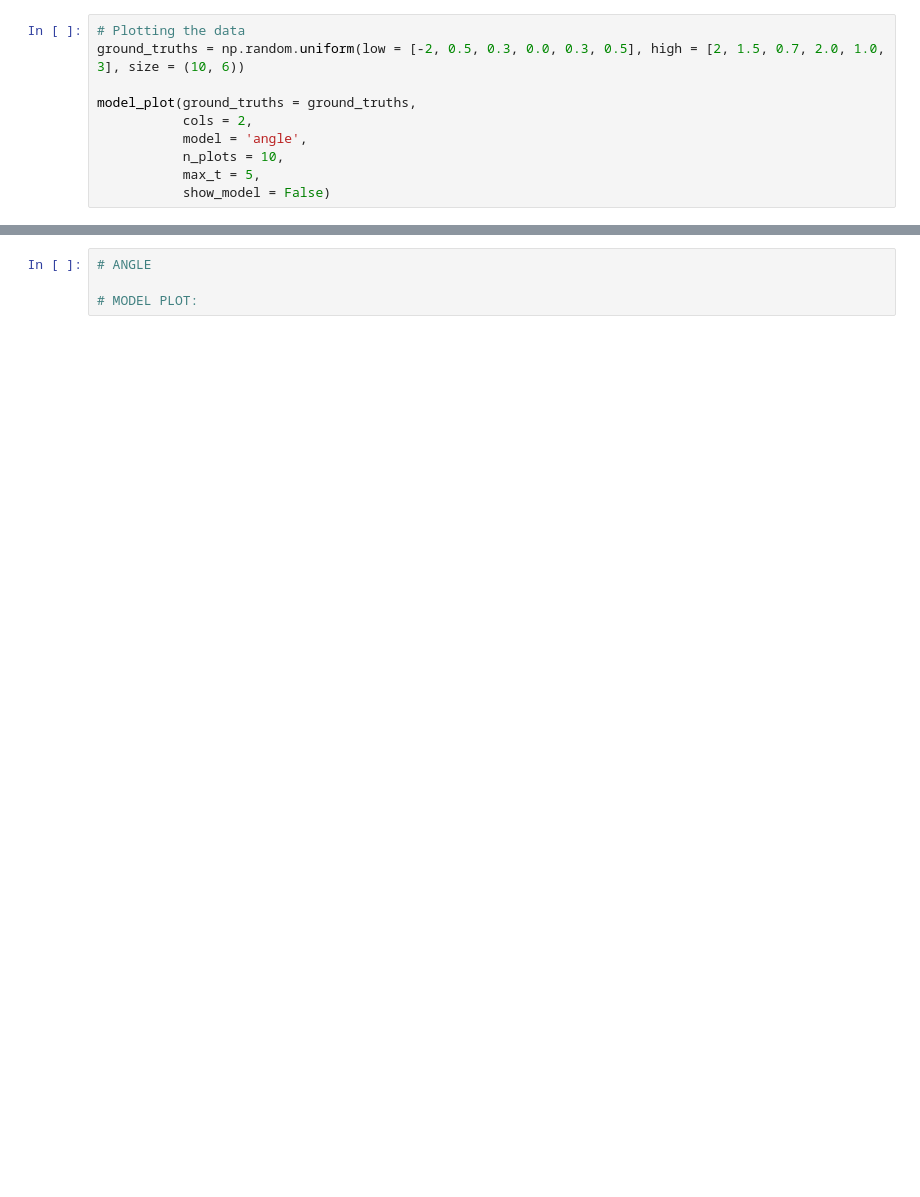
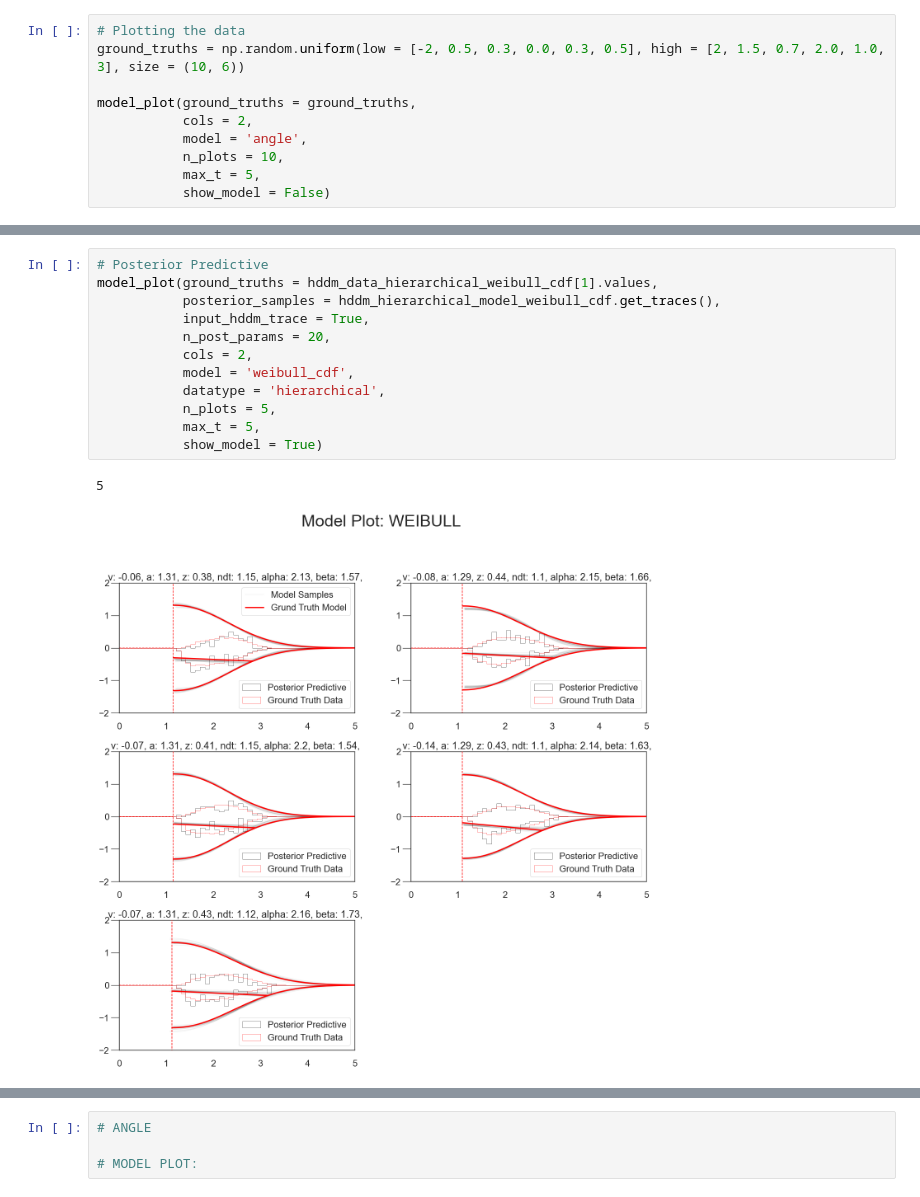
Before and after one commit to AlexanderFengler/hddmnn_tutorial, a Jupyter notebook: ddm_variants_exploration.ipynb, the cells around one changed output, grey strips where cells are left out. Drawn from its saved outputs; the diff is of its cells as text; blank space fills up the shorter version.

```diff
--- a/ddm_variants_exploration.ipynb
+++ b/ddm_variants_exploration.ipynb
@@ -116,0 +220,15 @@ model_plot(ground_truths = ground_truths,
+# %%
+# Posterior Predictive
+model_plot(ground_truths = hddm_data_hierarchical_weibull_cdf[1].values,
+           posterior_samples = hddm_hierarchical_model_weibull_cdf.get_traces(),
+           input_hddm_trace = True,
+           n_post_params = 20,
+           cols = 2,
+           model = 'weibull_cdf',
+           datatype = 'hierarchical',
+           n_plots = 5,
+           max_t = 5,
+           show_model = True)
+# %% [output]
+5
+[figure, added]
```
Also changed, not shown: parts of 40 cells of this notebook, 3 other files.
